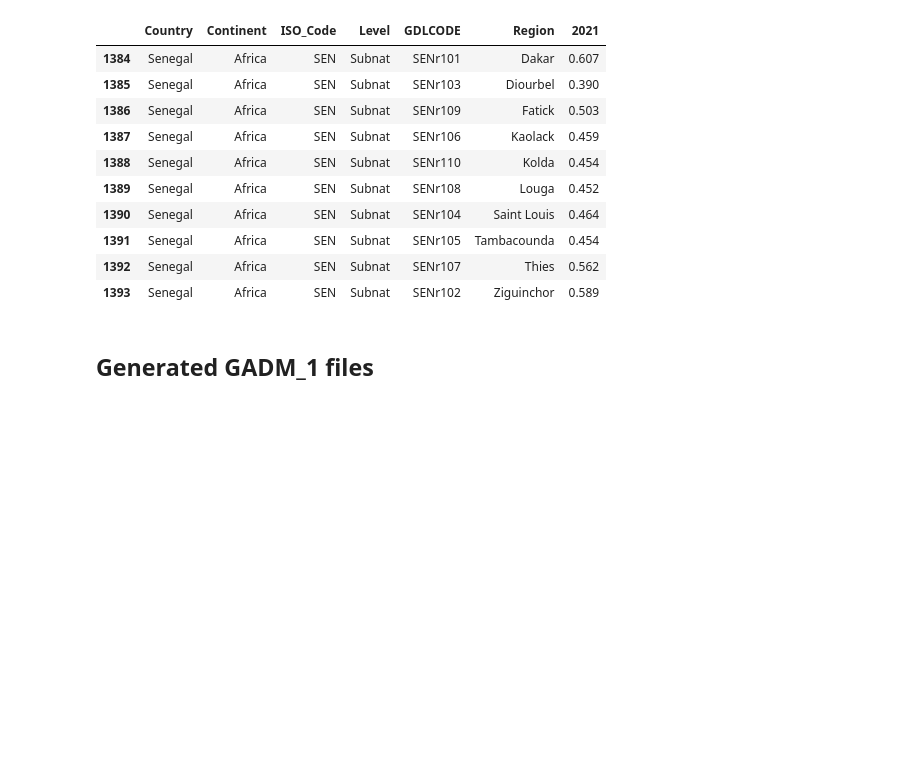
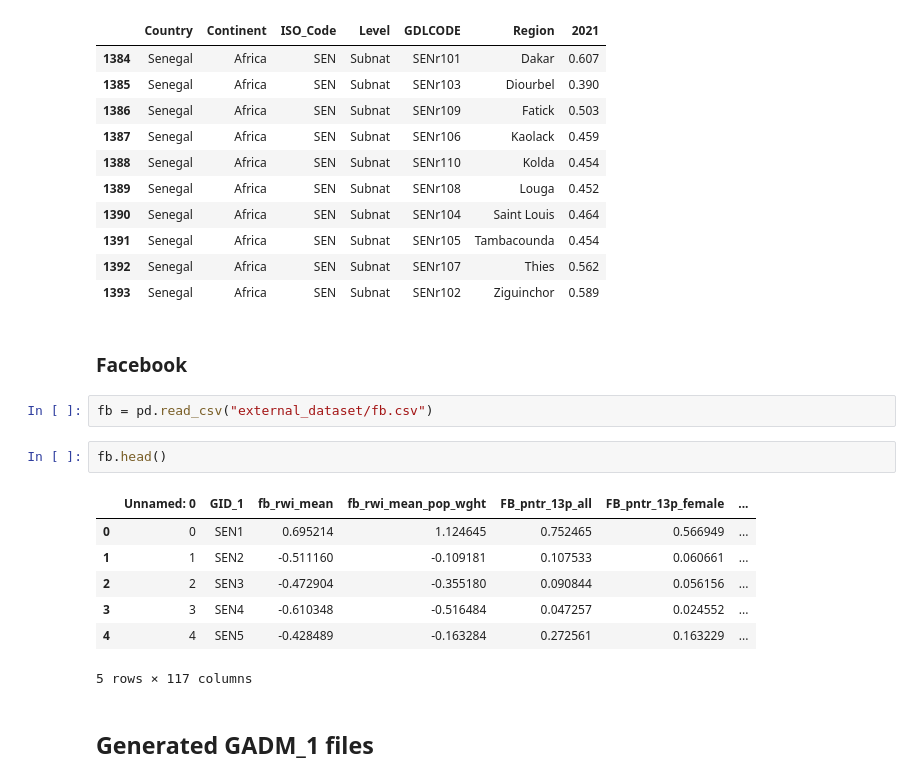
Before and after one commit to Societal-Computing/health_inequalities, a Jupyter notebook: notebooks/Data_creation.ipynb, the cells around one changed output. Saved outputs shown, nothing was run; the diff lists cells and outputs as text; blank space fills up the shorter version.

```diff
--- a/notebooks/Data_creation.ipynb
+++ b/notebooks/Data_creation.ipynb
@@ -153,6 +130,20 @@ gdl_sub_nat_data[gdl_sub_nat_data.ISO_Code.str.startswith("SEN")]
 | 1391 | Senegal | Africa | SEN | Subnat | SENr105 | Tambacounda | 0.454 |
 | 1392 | Senegal | Africa | SEN | Subnat | SENr107 | Thies | 0.562 |
 | 1393 | Senegal | Africa | SEN | Subnat | SENr102 | Ziguinchor | 0.589 |
+# %% [markdown]
+### Facebook
+# %%
+fb = pd.read_csv("external_dataset/fb.csv")
+# %%
+fb.head()
+# %% [output]
+|  | Unnamed: 0 | GID_1 | fb_rwi_mean | fb_rwi_mean_pop_wght | FB_pntr_13p_all | FB_pntr_13p_female | ... |
+| 0 | 0 | SEN1 | 0.695214 | 1.124645 | 0.752465 | 0.566949 | ... |
+| 1 | 1 | SEN2 | -0.511160 | -0.109181 | 0.107533 | 0.060661 | ... |
+| 2 | 2 | SEN3 | -0.472904 | -0.355180 | 0.090844 | 0.056156 | ... |
+| 3 | 3 | SEN4 | -0.610348 | -0.516484 | 0.047257 | 0.024552 | ... |
+| 4 | 4 | SEN5 | -0.428489 | -0.163284 | 0.272561 | 0.163229 | ... |
+5 rows × 117 columns
 # %% [markdown]
 ## Generated GADM_1 files
 # %%
```
Also changed, not shown: parts of 4 cells of this notebook.
